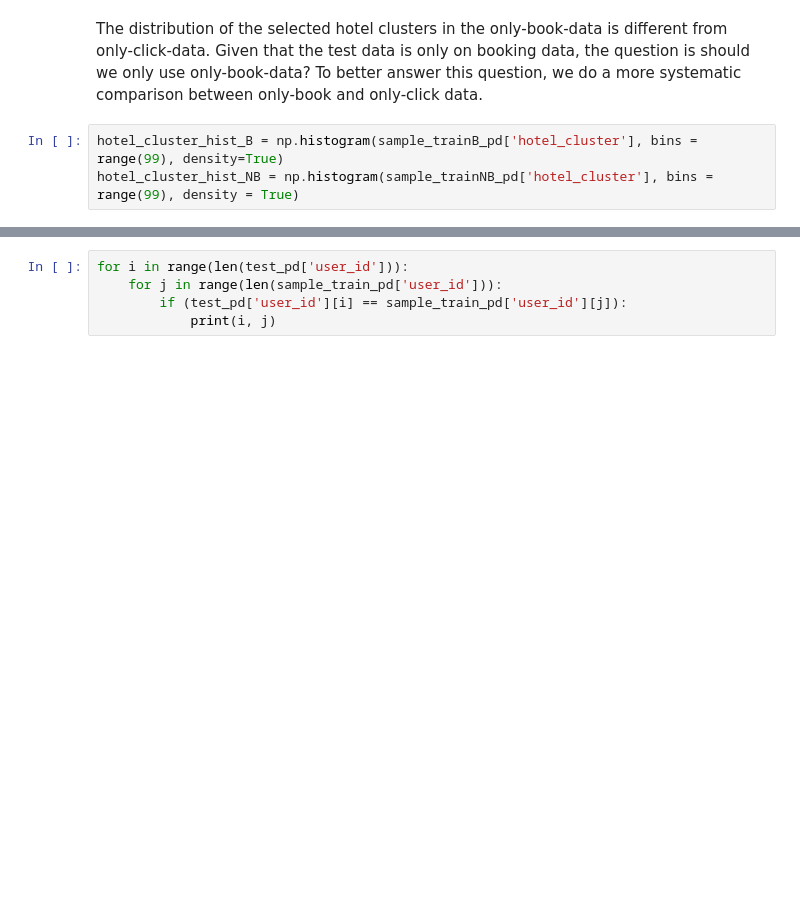
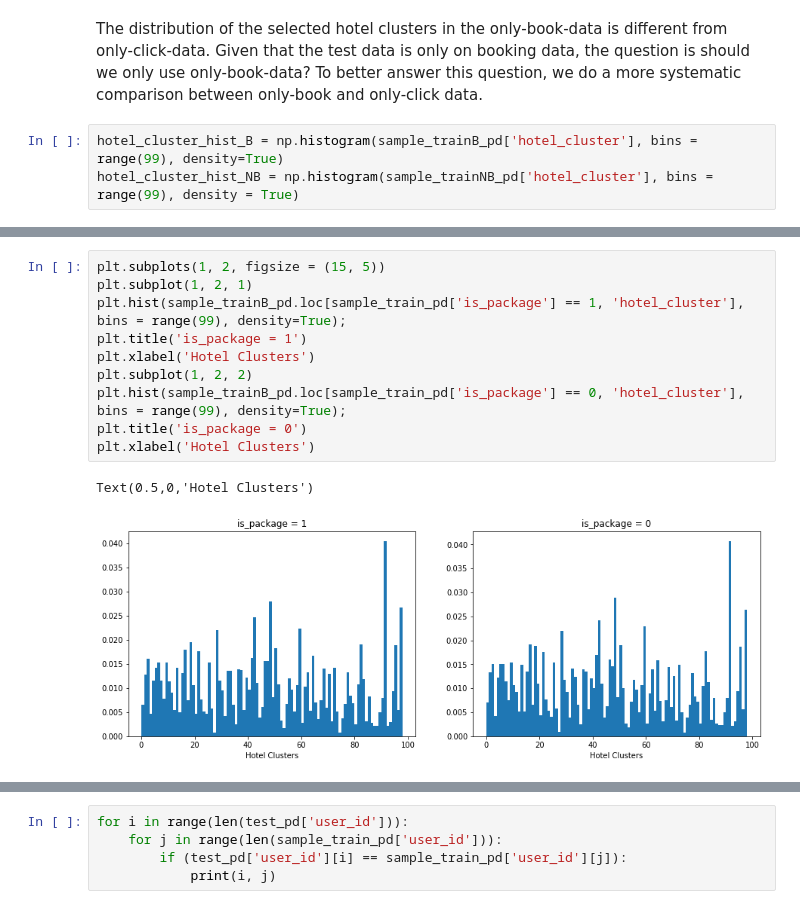
Before and after one commit to hamedrazavi/expedia_hotel_recommendations, a Jupyter notebook: expedia_hotel_recommendataions.ipynb, the cells around one changed output, grey strips where cells are left out. Drawn from its saved outputs; the diff is of its cells as text; blank space fills up the shorter version.

```diff
--- a/expedia_hotel_recommendataions.ipynb
+++ b/expedia_hotel_recommendataions.ipynb
@@ -291,0 +312,13 @@ plt.plot((clusterNB - clusterB) / clusterB * 100, '.-')
+# %%
+plt.subplots(1, 2, figsize = (15, 5))
+plt.subplot(1, 2, 1)
+plt.hist(sample_trainB_pd.loc[sample_train_pd['is_package'] == 1, 'hotel_cluster'], bins = range(99), density=True);
+plt.title('is_package = 1')
+plt.xlabel('Hotel Clusters')
+plt.subplot(1, 2, 2)
+plt.hist(sample_trainB_pd.loc[sample_train_pd['is_package'] == 0, 'hotel_cluster'], bins = range(99), density=True);
+plt.title('is_package = 0')
+plt.xlabel('Hotel Clusters')
+# %% [output]
+Text(0.5,0,'Hotel Clusters')
+[figure, added]
```
Also changed, not shown: parts of 14 cells of this notebook.
